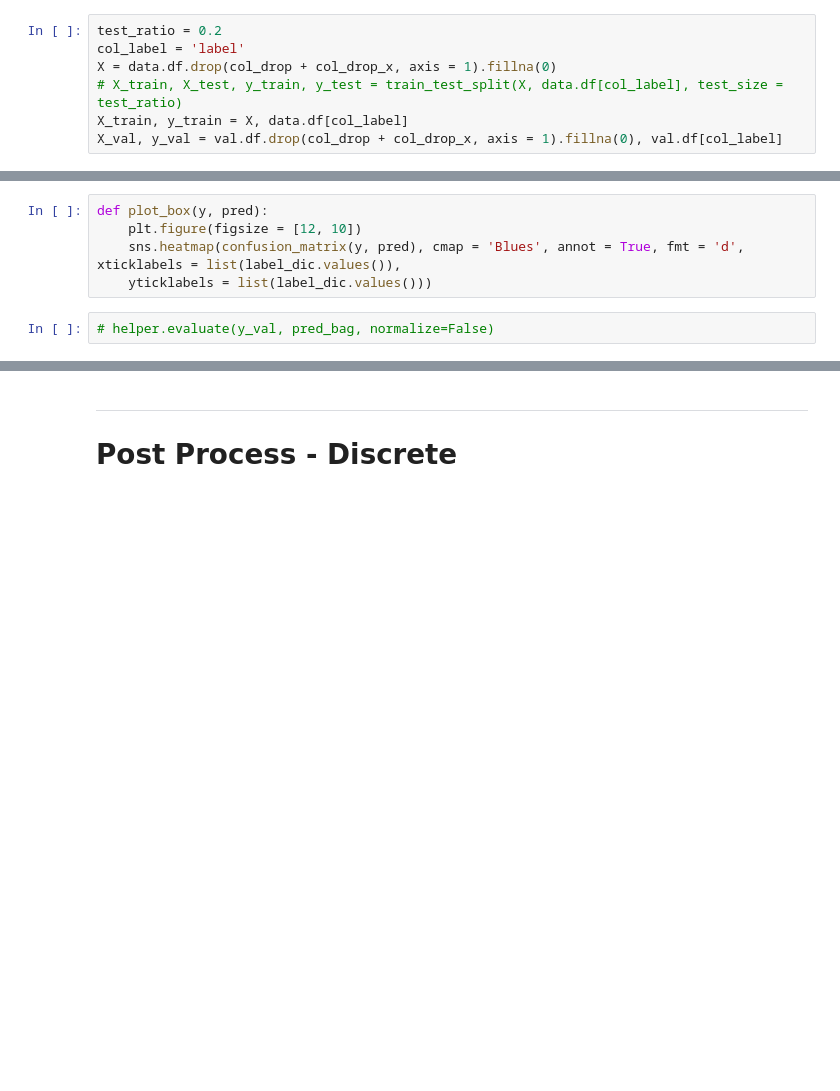
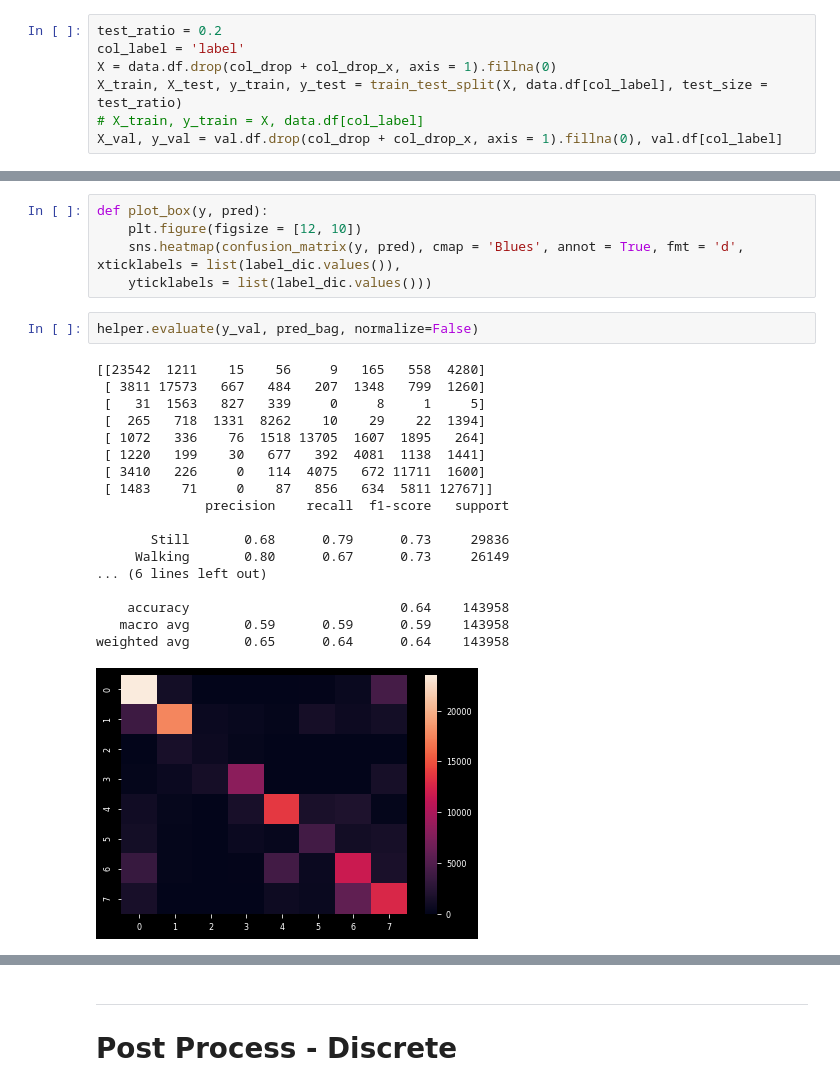
Before and after one commit to Ryanna-github/SHL2021, a Jupyter notebook: 2021-05-31_post_process.ipynb, the cells around one changed output, grey strips where cells are left out. Saved outputs shown, nothing was run; the diff lists cells and outputs as text; blank space fills up the shorter version.

```diff
--- a/2021-05-31_post_process.ipynb
+++ b/2021-05-31_post_process.ipynb
@@ -64,6 +65,6 @@ val.df['have_cells'] = val.df.apply(lambda x: 1 if x['num_cells'] > 0 else 0, ax
 test_ratio = 0.2
 col_label = 'label'
 X = data.df.drop(col_drop + col_drop_x, axis = 1).fillna(0)
-# X_train, X_test, y_train, y_test = train_test_split(X, data.df[col_label], test_size = test_ratio)
-X_train, y_train = X, data.df[col_label]
+X_train, X_test, y_train, y_test = train_test_split(X, data.df[col_label], test_size = test_ratio)
+# X_train, y_train = X, data.df[col_label]
 X_val, y_val = val.df.drop(col_drop + col_drop_x, axis = 1).fillna(0), val.df[col_label]
@@ -117,4 +126,23 @@ def plot_box(y, pred):
     sns.heatmap(confusion_matrix(y, pred), cmap = 'Blues', annot = True, fmt = 'd', xticklabels = list(label_dic.values()),
     yticklabels = list(label_dic.values()))
 # %%
-# helper.evaluate(y_val, pred_bag, normalize=False)
+helper.evaluate(y_val, pred_bag, normalize=False)
+# %% [output]
+[[23542  1211    15    56     9   165   558  4280]
+ [ 3811 17573   667   484   207  1348   799  1260]
+ [   31  1563   827   339     0     8     1     5]
+ [  265   718  1331  8262    10    29    22  1394]
+ [ 1072   336    76  1518 13705  1607  1895   264]
+ [ 1220   199    30   677   392  4081  1138  1441]
+ [ 3410   226     0   114  4075   672 11711  1600]
+ [ 1483    71     0    87   856   634  5811 12767]]
+              precision    recall  f1-score   support
+
+       Still       0.68      0.79      0.73     29836
+     Walking       0.80      0.67      0.73     26149
+... (6 lines left out)
+
+    accuracy                           0.64    143958
+   macro avg       0.59      0.59      0.59    143958
+weighted avg       0.65      0.64      0.64    143958
+[figure, added]
```
Also changed, not shown: parts of 7 cells of this notebook, 1 other file.
